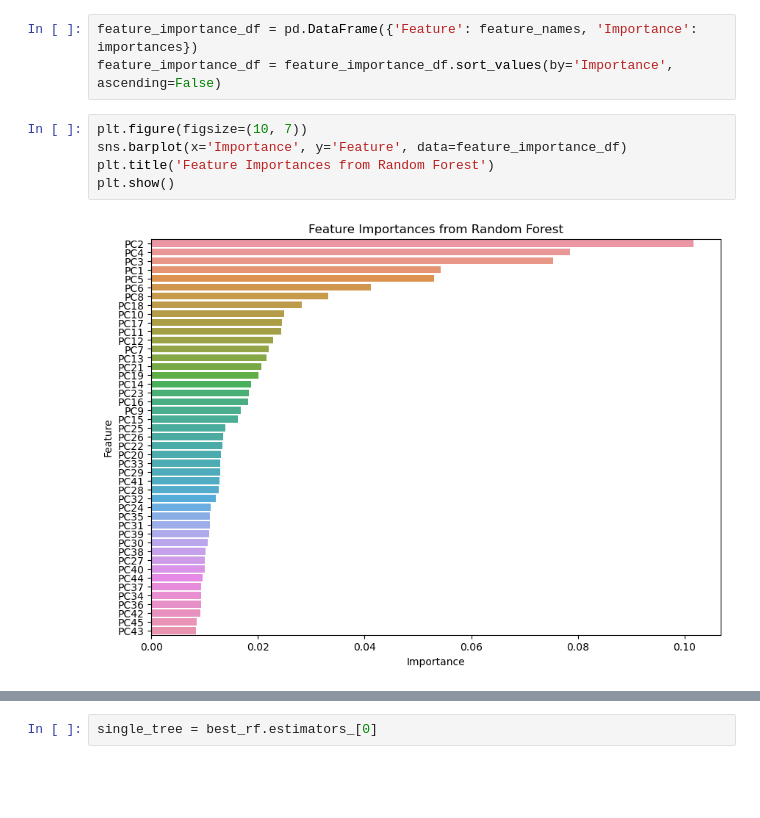
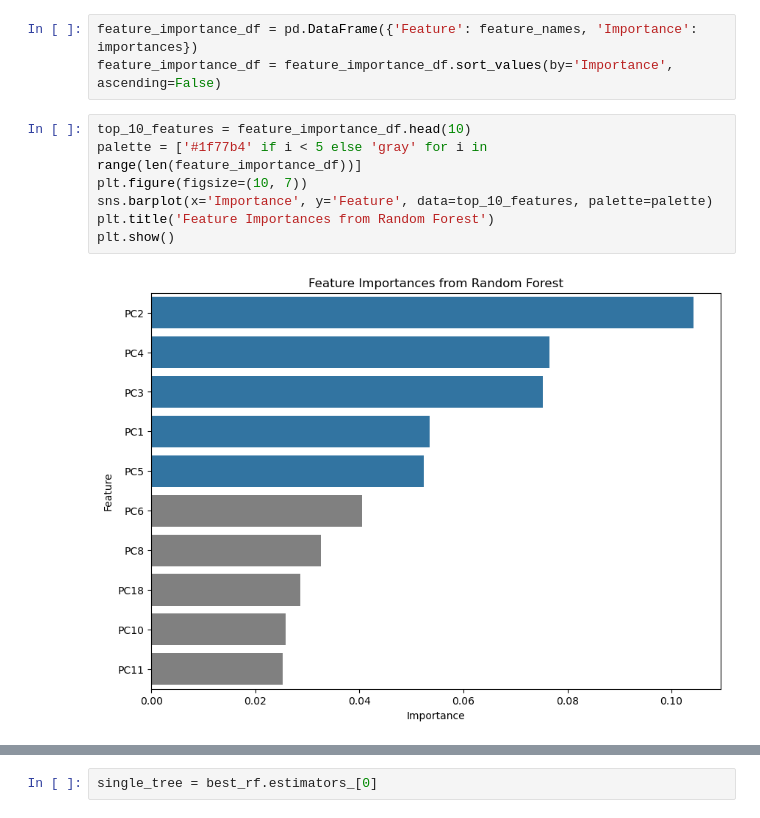
Before and after one commit to PierPompilii/Codon-Kingdom-Classifier, a Jupyter notebook: notebooks/04-modelling.ipynb, the cells around one changed output, grey strips where cells are left out. Saved outputs shown, nothing was run; the diff lists cells and outputs as text; blank space fills up the shorter version.

```diff
--- a/notebooks/04-modelling.ipynb
+++ b/notebooks/04-modelling.ipynb
@@ -480,12 +475,14 @@ importances = best_rf.feature_importances_
 feature_importance_df = pd.DataFrame({'Feature': feature_names, 'Importance': importances})
 feature_importance_df = feature_importance_df.sort_values(by='Importance', ascending=False)
 # %%
+top_10_features = feature_importance_df.head(10)
+palette = ['#1f77b4' if i < 5 else 'gray' for i in range(len(feature_importance_df))]
 plt.figure(figsize=(10, 7))
-sns.barplot(x='Importance', y='Feature', data=feature_importance_df)
+sns.barplot(x='Importance', y='Feature', data=top_10_features, palette=palette)
 plt.title('Feature Importances from Random Forest')
 plt.show()
 # %% [output]
-[figure, old version]
+[figure, new version]
 # %%
 pca_rf = PCA(n_components=45)
 pca_rf.fit(X_train_rf)
```
Also changed, not shown: parts of 34 cells of this notebook.
